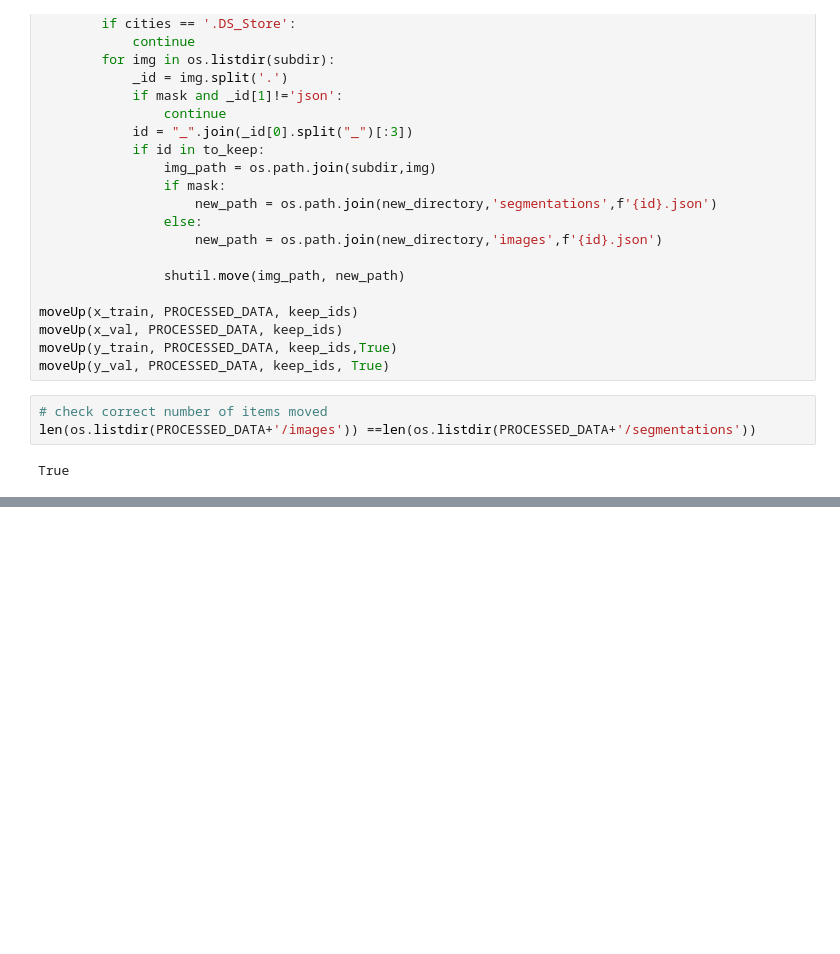
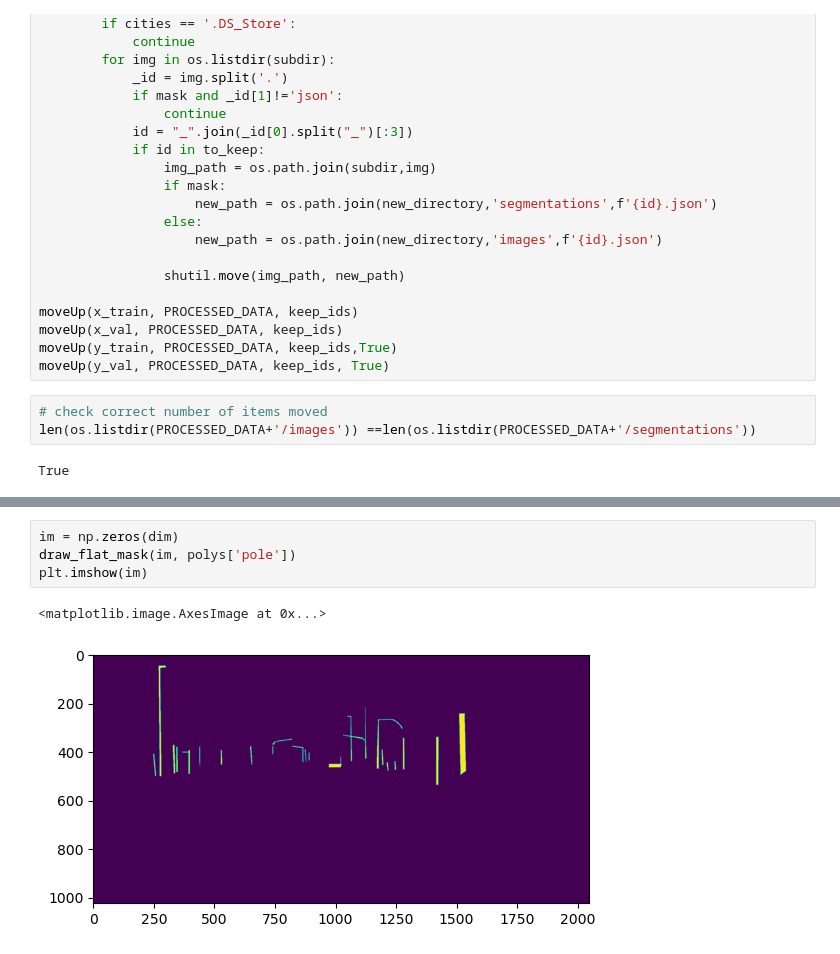
Before and after one commit to DataScienceAndEngineering/deep-learning-final-project-project-sidewalk, a Jupyter notebook: notebooks/explorations/data_prune.ipynb, the cells around one changed output, grey strips where cells are left out. Drawn from its saved outputs; the diff is of its cells as text; blank space fills up the shorter version.

```diff
--- a/notebooks/explorations/data_prune.ipynb
+++ b/notebooks/explorations/data_prune.ipynb
@@ -62,0 +188,7 @@ True
+# %%
+im = np.zeros(dim)
+draw_flat_mask(im, polys['pole'])
+plt.imshow(im)
+# %% [output]
+<matplotlib.image.AxesImage at 0x...>
+[figure, added]
```
Also changed, not shown: parts of 12 cells of this notebook.
